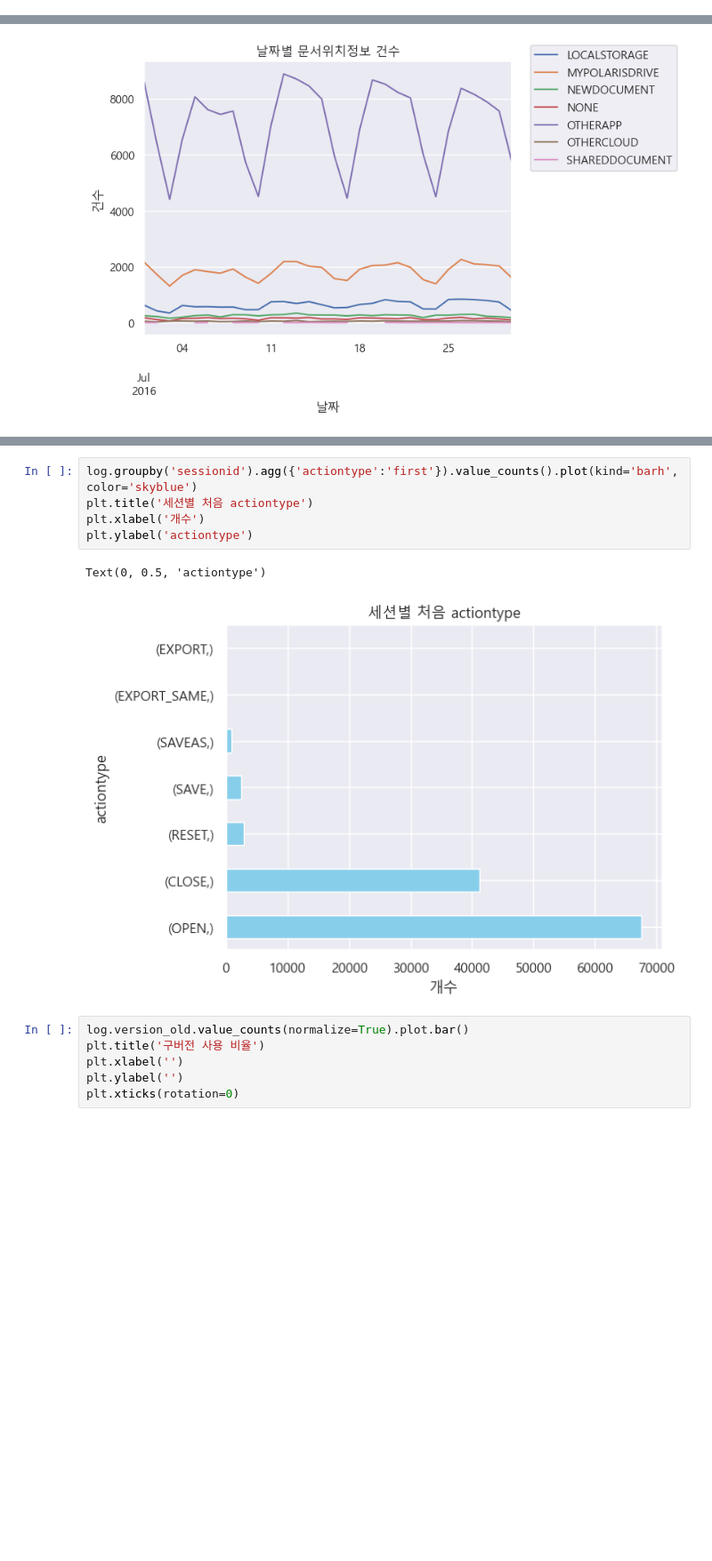
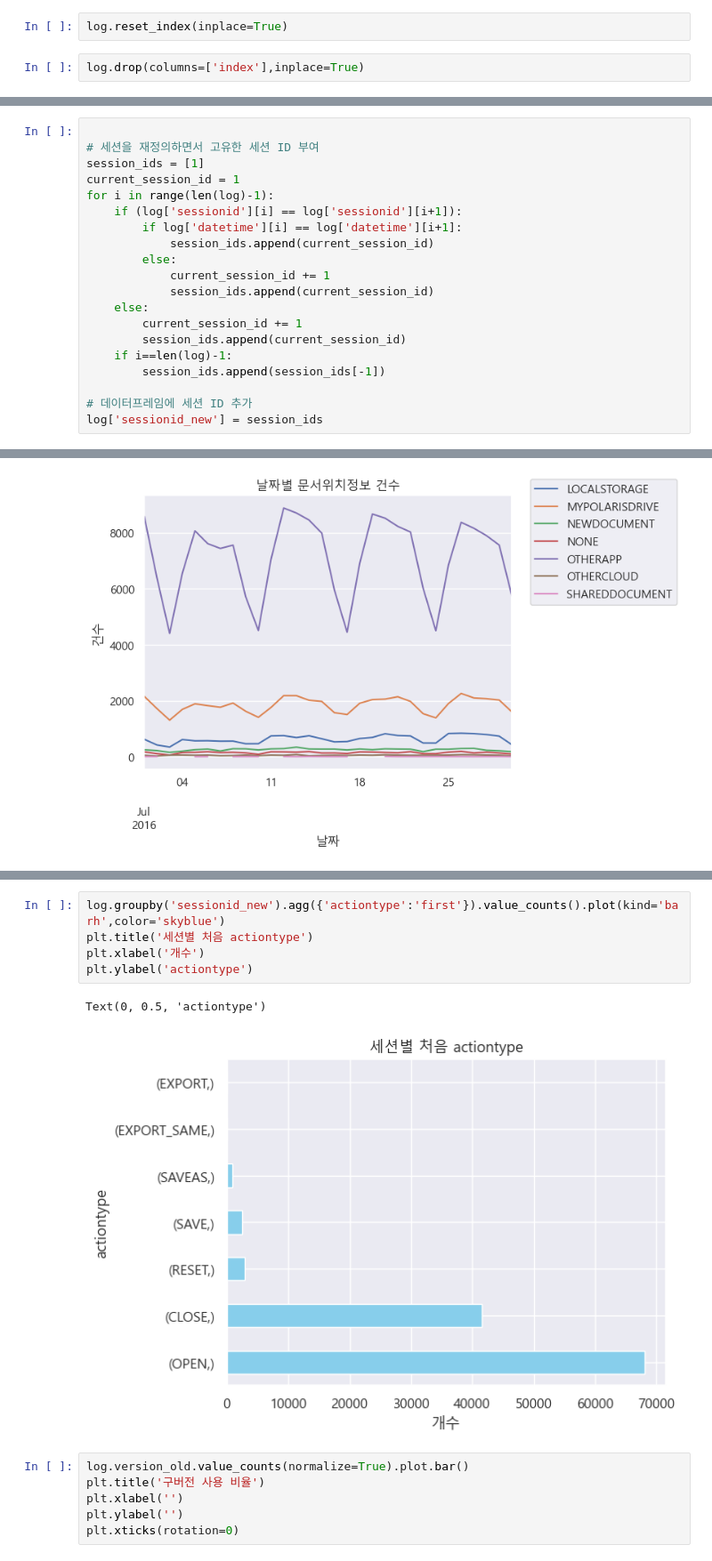
Before and after one commit to KIMJEONGSU/logs, a Jupyter notebook: logs.ipynb, the cells around one changed output, grey strips where cells are left out. Shown at 89% size. Cells and saved outputs as stored; diff of their text form; blank space fills up the shorter version.

Commit message:
session재정의

```diff
--- a/logs.ipynb
+++ b/logs.ipynb
@@ -167,6 +168,10 @@ tmp[tmp[('diff',)]==4]
 | 108040 | 108041 | 2016-07-15 | 2016-07-19 | 4 |
 | 109374 | 109375 | 2016-07-06 | 2016-07-10 | 4 |
 | 114830 | 114831 | 2016-07-02 | 2016-07-06 | 4 |
+# %%
+log.reset_index(inplace=True)
+# %%
+log.drop(columns=['index'],inplace=True)
 # %%
 log[log.sessionid==58797]
 # %% [output]
@@ -197 +183,21 @@ log['sessionid_new'] = session_ids
+# %%
+
+# 세션을 재정의하면서 고유한 세션 ID 부여
+session_ids = [1]
+current_session_id = 1
+for i in range(len(log)-1):
+    if (log['sessionid'][i] == log['sessionid'][i+1]):
+        if log['datetime'][i] == log['datetime'][i+1]:
+            session_ids.append(current_session_id)
+        else:
+            current_session_id += 1
+            session_ids.append(current_session_id)
+    else:
+        current_session_id += 1
+        session_ids.append(current_session_id)
+    if i==len(log)-1:
+        session_ids.append(session_ids[-1])
+
+# 데이터프레임에 세션 ID 추가
+log['sessionid_new'] = session_ids
 # %%
@@ -324,13 +339,13 @@ plt.ylabel('actiontype')
 Text(0, 0.5, 'actiontype')
 [figure]
 # %%
-log.groupby('sessionid').agg({'actiontype':'first'}).value_counts().plot(kind='barh',color='skyblue')
+log.groupby('sessionid_new').agg({'actiontype':'first'}).value_counts().plot(kind='barh',color='skyblue')
 plt.title('세션별 처음 actiontype')
 plt.xlabel('개수')
 plt.ylabel('actiontype')
 # %% [output]
 Text(0, 0.5, 'actiontype')
-[figure, old version]
+[figure, new version]
 # %%
 log.version_old.value_counts(normalize=True).plot.bar()
 plt.title('구버전 사용 비율')
```
Also changed, not shown: parts of 27 cells of this notebook.
